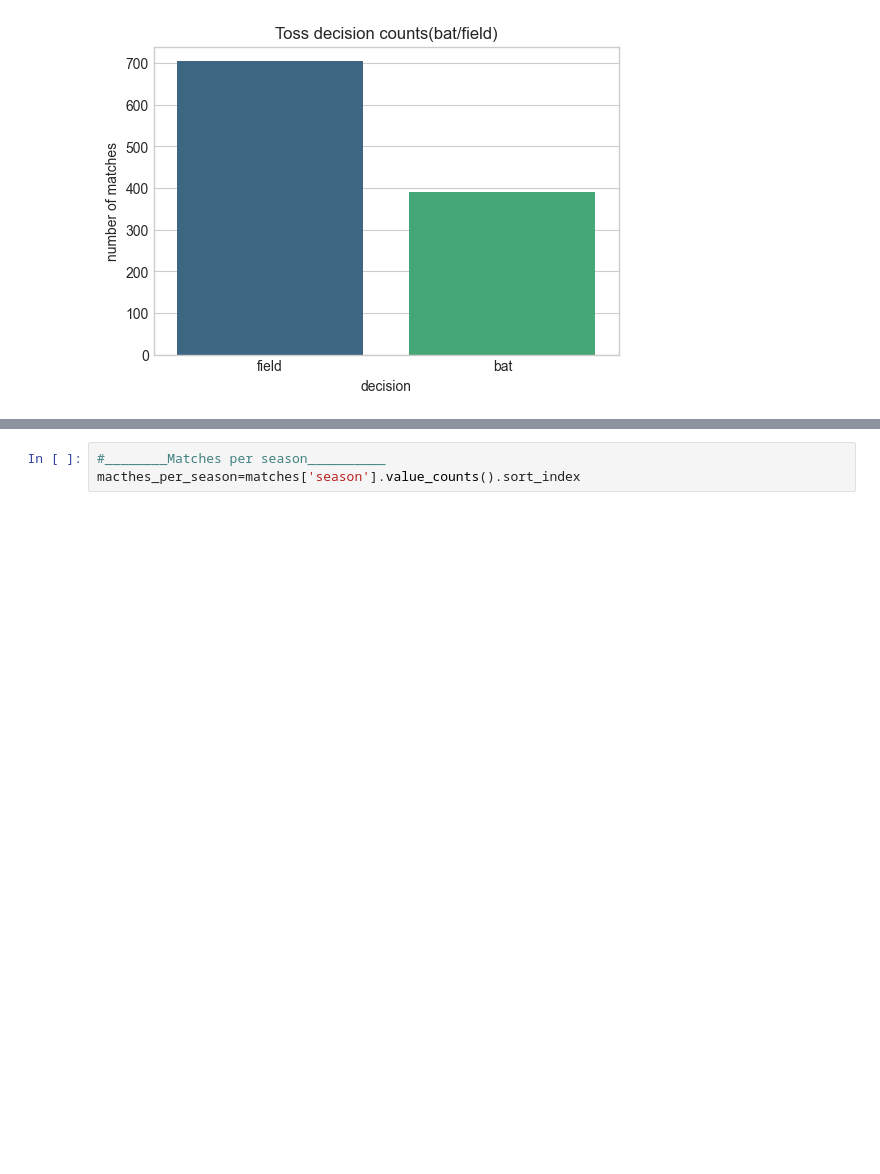
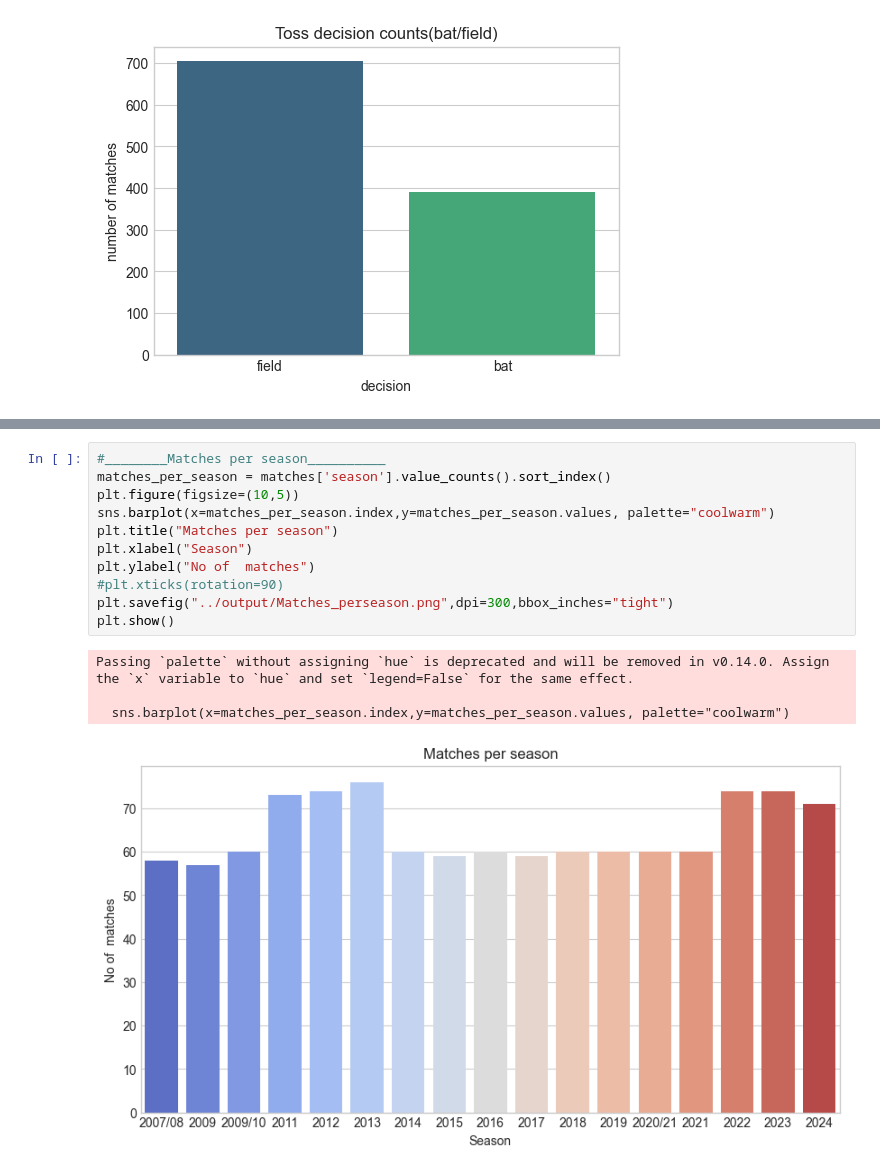
Before and after one commit to bunny5058/IPL_project_2, a Jupyter notebook: nootbook/ipl_project.ipynb, the cells around one changed output, grey strips where cells are left out. Cells and saved outputs as stored; diff of their text form; blank space fills up the shorter version.

Commit message:
new plot of matches  per season

```diff
--- a/nootbook/ipl_project.ipynb
+++ b/nootbook/ipl_project.ipynb
@@ -222,4 +221,17 @@ FileNotFoundError: [Errno 2] No such file or directory: '..output/toss_winner_ad
 [figure]
 # %%
 #________Matches per season__________
-macthes_per_season=matches['season'].value_counts().sort_index
+matches_per_season = matches['season'].value_counts().sort_index()
+plt.figure(figsize=(10,5))
+sns.barplot(x=matches_per_season.index,y=matches_per_season.values, palette="coolwarm")
+plt.title("Matches per season")
+plt.xlabel("Season")
+plt.ylabel("No of  matches")
+#plt.xticks(rotation=90)
+plt.savefig("../output/Matches_perseason.png",dpi=300,bbox_inches="tight")
+plt.show()
+# %% [output]
+Passing `palette` without assigning `hue` is deprecated and will be removed in v0.14.0. Assign the `x` variable to `hue` and set `legend=False` for the same effect.
+
+  sns.barplot(x=matches_per_season.index,y=matches_per_season.values, palette="coolwarm")
+[figure, added]
```
Also changed, not shown: parts of 1 cell of this notebook, 2 other files.
